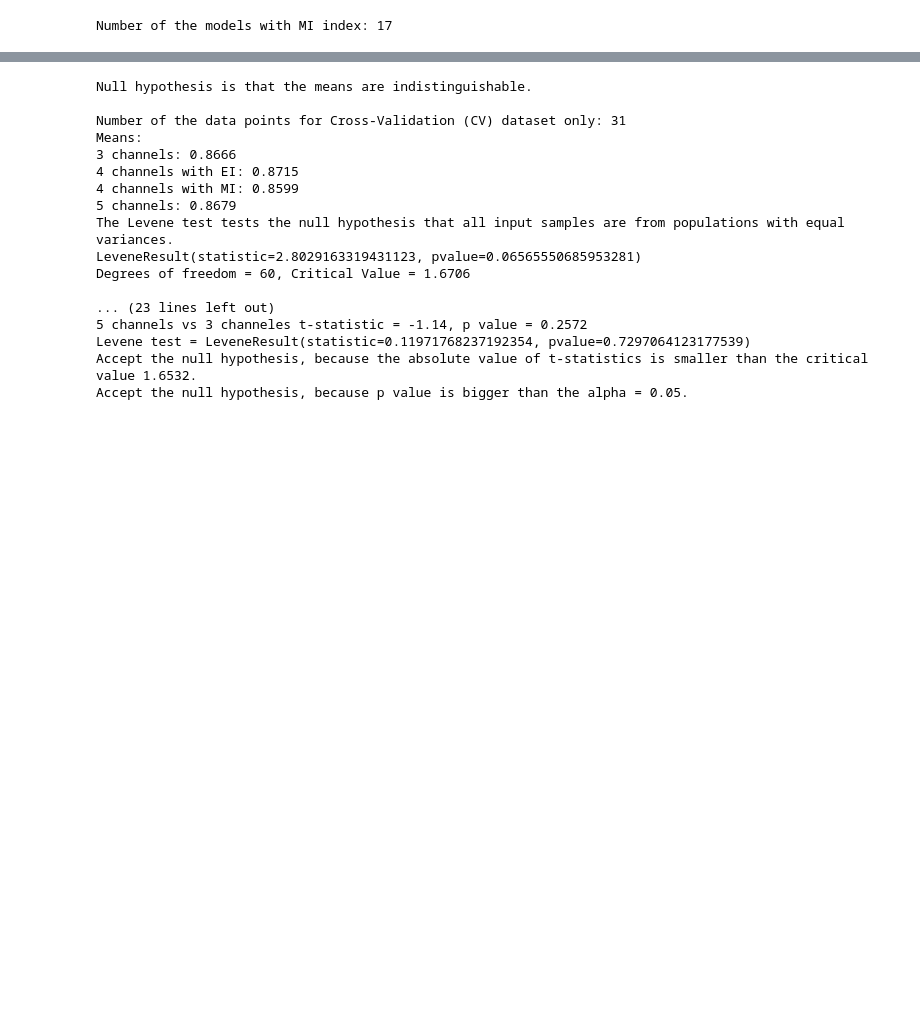
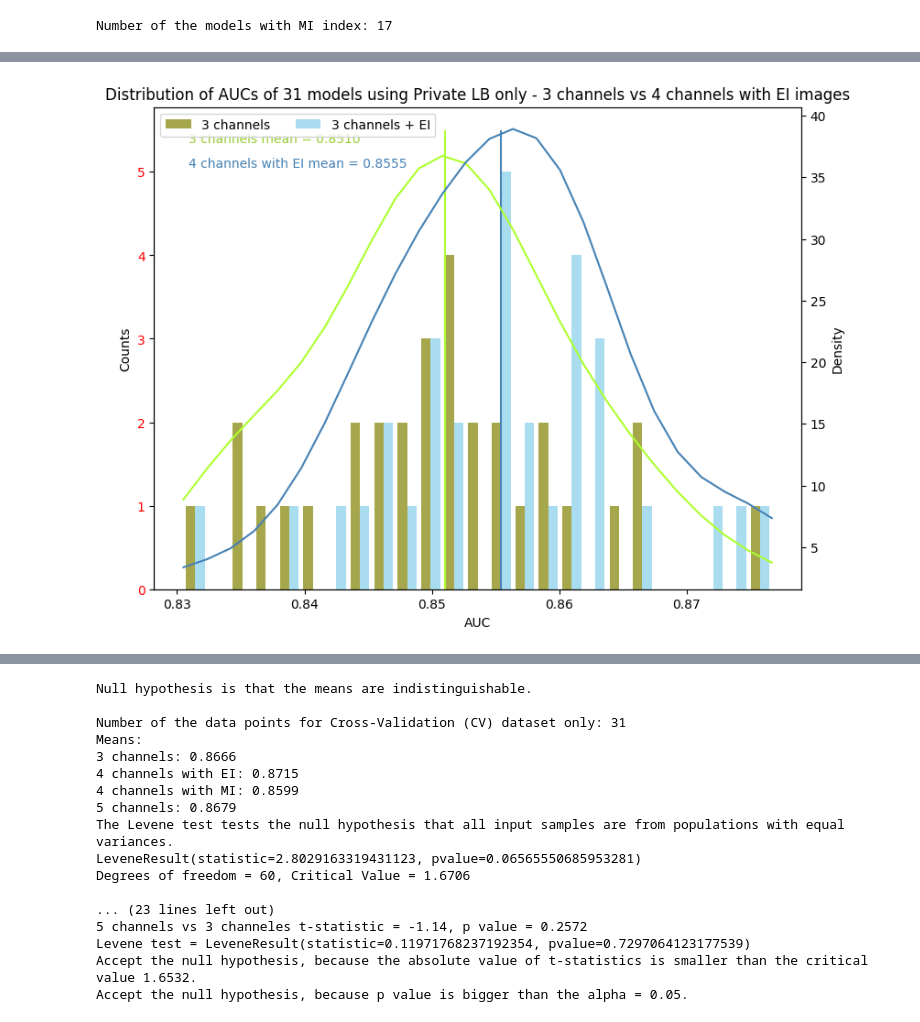
Before and after one commit to alexey-ny/Dermoscopic-images-analysis, a Jupyter notebook: optional/T-test9_1.ipynb, the cells around one changed output, grey strips where cells are left out. Saved outputs shown, nothing was run; the diff lists cells and outputs as text; code cells hidden in the pictures; blank space fills up the shorter version.

Commit message:
added PDF estimates to the plots

```diff
--- a/optional/T-test9_1.ipynb
+++ b/optional/T-test9_1.ipynb
@@ -226,3 +227,87 @@ def t_decision(models_res, ch4 = 'EI'):
     print(f"5 channels vs 3 channeles t-statistic = {tstat_5:.2f}, p value = {p5:.4f}")
     print(f"Levene test = {stats.levene(CV_scores_all_3, CV_scores_all_5, center = 'mean')}")
     interpret(tstat_5, p5, cv, alpha = alpha)
+# %%
+models_res = models_res_EI
+ch4 = 'EI'
+print('Null hypothesis is that the means are indistinguishable. \n')
+CV_3_channels = models_res['3Ch CV score'].dropna().values
+CV_3_channels_all = models_res_all['3Ch CV score'].dropna().values
+CV_EI4_channels = models_res['EI 4Ch CV channels'].dropna().values
+CV_MI4_channels = models_res['MI 4Ch CV'].dropna().values
+CV_5_channels = models_res_all['CV 5 channels'].dropna().values
+#     CV_5_channels = models_res['CV 5 channels'].dropna().values
+
+Pub_3_channels = models_res['3Ch PubLB score'].dropna().values
+Pub_3_channels_all = models_res_all['3Ch PubLB score'].dropna().values
+Pub_EI4_channels  = models_res['EI 4Ch Public LB'].dropna().values
+Pub_MI4_channels  = models_res['MI 4Ch Public LB'].dropna().values
+Pub_5_channels = models_res_all['Public LB 5 ch'].dropna().values
+#     Pub_5_channels = models_res['Public LB 5 ch'].dropna().values
+
+Prv_3_channels = models_res['3Ch PrLB score'].dropna().values
+Prv_3_channels_all = models_res_all['3Ch PrLB score'].dropna().values
+Prv_EI4_channels  = models_res['EI 4Ch Private LB'].dropna().values
+Prv_MI4_channels  = models_res['MI 4Ch Private LB'].dropna().values
+Prv_5_channels = models_res_all['Private LB 5 ch'].dropna().values
+#     Prv_5_channels = models_res['Private LB 5 ch'].dropna().values
+
+labels4 = ['3 channels', f'3 channels + {ch4}']
+labels5 = ['3 channels', '5 channels']
+labels_all = ['3 channels', f'3 channels + {ch4}', '5 channels']
+alpha = 0.05
+n_bins = 25
+
+print(f"Number of the data points for Cross-Validation (CV) dataset only: {len(CV_3_channels)}")
+
+n3    = len(Prv_3_channels)
+n4_EI = len(Prv_EI4_channels)
+n4_MI = len(Prv_MI4_channels)
+n5    = len(Prv_5_channels)
+
+if ch4 == 'EI':
+    # degrees of freedom
+    df = n3 + n4_EI - 2
+    # calculate the critical value
+    cv = t.ppf(1.0 - alpha, df)
+    print(f'Degrees of freedom = {df}, Critical Value = {cv:.4f} \n')
+    Prv_4_channels = Prv_EI4_channels
+else:
+    df = n3 + n4_MI - 2
+    cv = t.ppf(1.0 - alpha, df)
+    print(f'Degrees of freedom = {df}, Critical Value = {cv:.4f} \n')
+    Prv_4_channels = Prv_MI4_channels
+
+CV3_mean = Prv_3_channels.mean()
+CV4_mean = Prv_4_channels.mean()
+CV5_mean = Prv_5_channels.mean()
+CV3_min = Prv_3_channels.min()
+CV4_min = Prv_4_channels.min()
+CV5_min = Prv_5_channels.min()
+
+colors = ['olive', 'skyblue']
+
+x = np.array([Prv_3_channels, Prv_4_channels]).T
+fig, ax1 = plt.subplots(layout='constrained', figsize=(8, 6))
+density_3 = st.gaussian_kde(Prv_3_channels)
+density_4 = st.gaussian_kde(Prv_4_channels)
+counts, bins, _ = ax1.hist(x, n_bins, density = False, histtype ='bar', color = colors, label = labels4, alpha = 0.7)
+ax1.tick_params(axis='y', labelcolor = 'red')
+# ax1.tick_params(axis='y', labelcolor=color)
+ax1.vlines(CV3_mean, 0, counts.max() + 0.5, colors = ['greenyellow'])
+ax1.vlines(CV4_mean, 0, counts.max() + 0.5, colors = ['steelblue'])
+ax1.text(0.05, 0.9, f'3 channels mean = {CV3_mean:.4f}', transform=ax.transAxes, color = 'yellowgreen')
+ax1.text(0.05, 0.85, f'4 channels with {ch4} mean = {CV4_mean:.4f}', transform=ax.transAxes, color = 'steelblue', zorder = 2)
+ax1.legend(loc = 'upper left', ncols = 2)
+ax1.set_xlabel('AUC')
+ax1.set_ylabel('Counts')
+
+ax2 = ax1.twinx()  # instantiate a second axes that shares the same x-axis
+
+ax2.plot(bins, density_3(bins), color = 'greenyellow')
+ax2.plot(bins, density_4(bins), color = 'steelblue')
+ax2.set_ylabel('Density')
+
+plt.title(f'Distribution of AUCs of {models_res.shape[0]} models using Private LB only - 3 channels vs 4 channels with {ch4} images')
+plt.show()
+# %% [output]
@@ -229,3 +318,4 @@ def t_decision(models_res, ch4 = 'EI'):
+[figure, added]
 # %%
 def plot(models_res, ch4 = 'EI'):
     print('Null hypothesis is that the means are indistinguishable. \n')
```
Also changed, not shown: parts of 5 cells of this notebook.
